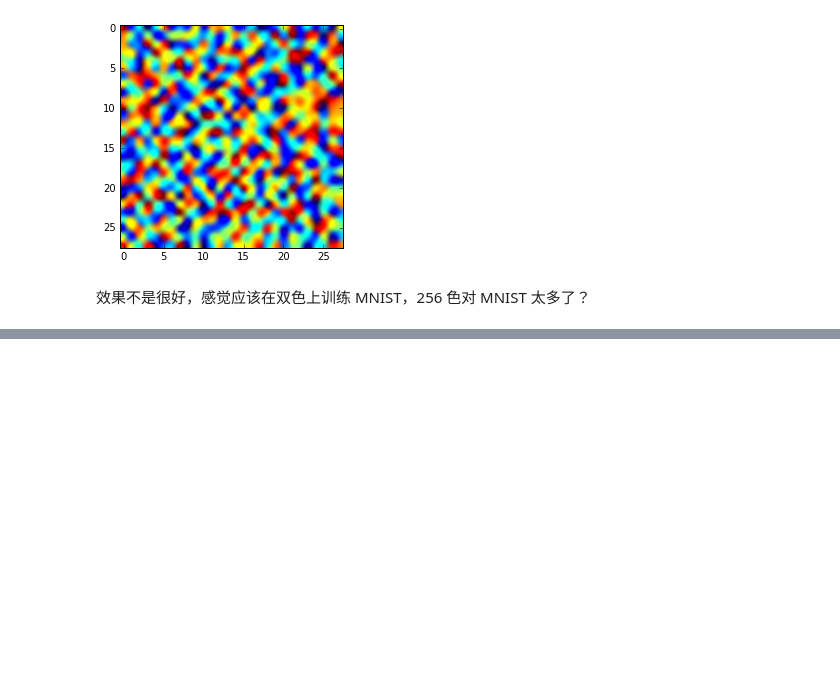
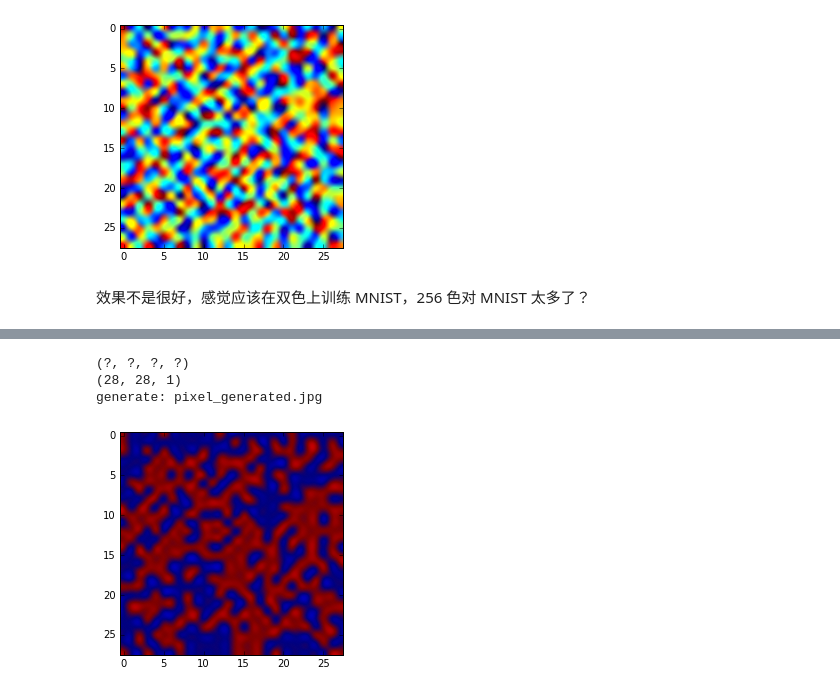
Before and after one commit to ijustloveses/tensorflow_tutorial, a Jupyter notebook: 14_Draw_with_PixelCNN.ipynb, the cells around one changed output, grey strips where cells are left out. Cells and saved outputs as stored; diff of their text form; code cells hidden in the pictures; blank space fills up the shorter version.

```diff
--- a/14_Draw_with_PixelCNN.ipynb
+++ b/14_Draw_with_PixelCNN.ipynb
@@ -352,0 +362,7 @@ def generate_by_pixel_dualcolor(module_file):
+# %%
+generate_by_pixel_dualcolor('pixel_mnist.ckpt-10')
+# %% [output]
+(?, ?, ?, ?)
+(28, 28, 1)
+generate: pixel_generated.jpg
+[figure, added]
```
Also changed, not shown: parts of 5 cells of this notebook, 1 other file.
